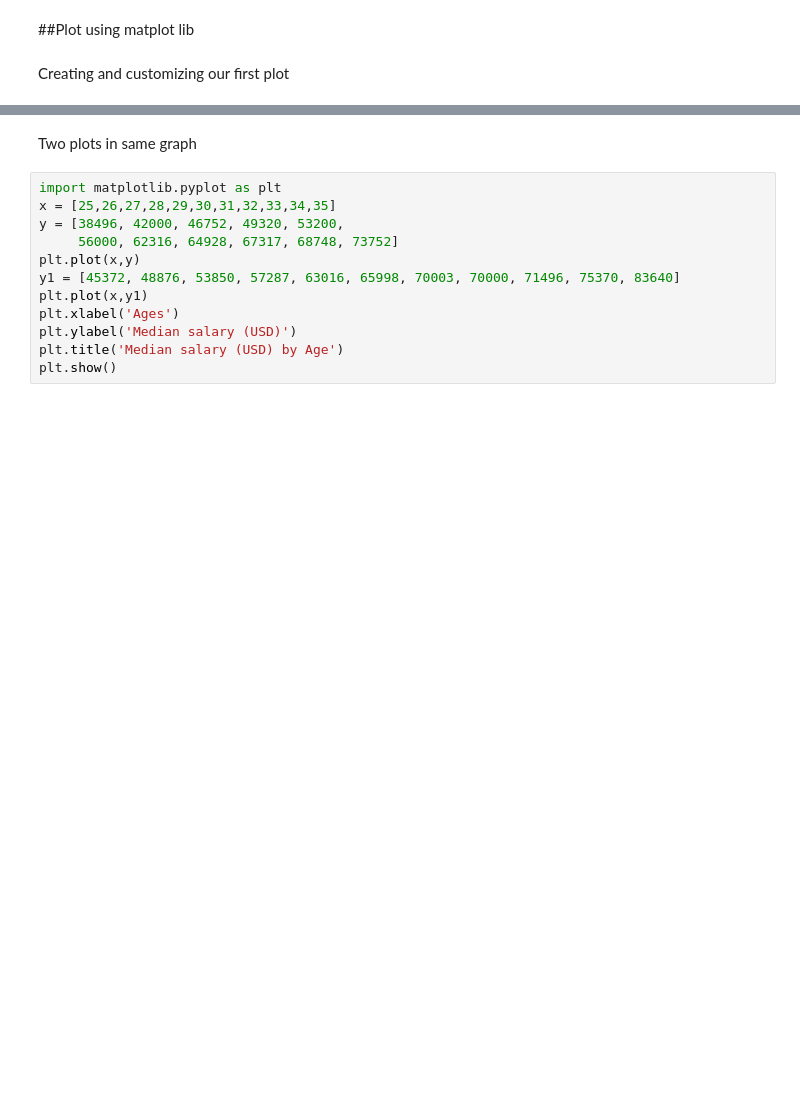
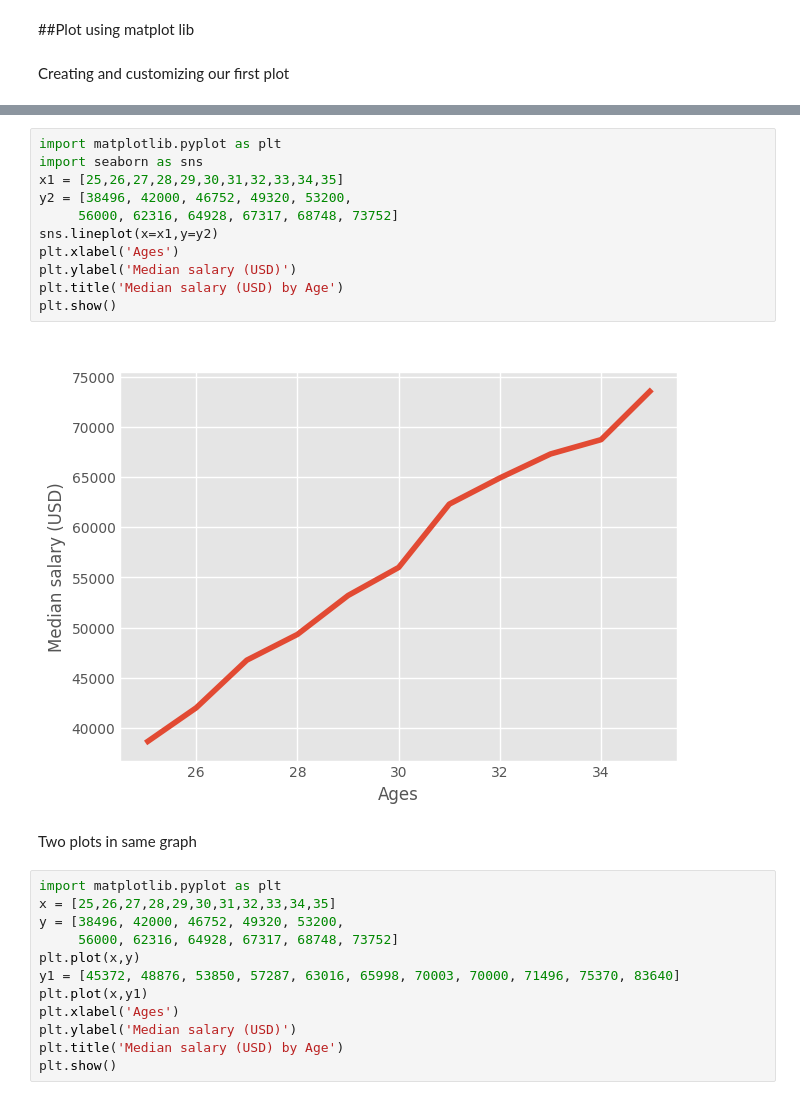
Before and after one commit to csetapan/Plot_With_matplotlib, a Jupyter notebook: Plot_Using_Matplotlib.ipynb, the cells around one changed output, grey strips where cells are left out. Cells and saved outputs as stored; diff of their text form; blank space fills up the shorter version.

```diff
--- a/Plot_Using_Matplotlib.ipynb
+++ b/Plot_Using_Matplotlib.ipynb
@@ -17,3 +24,16 @@ plt.show()
+# %%
+import matplotlib.pyplot as plt
+import seaborn as sns
+x1 = [25,26,27,28,29,30,31,32,33,34,35]
+y2 = [38496, 42000, 46752, 49320, 53200,
+     56000, 62316, 64928, 67317, 68748, 73752]
+sns.lineplot(x=x1,y=y2)
+plt.xlabel('Ages')
+plt.ylabel('Median salary (USD)')
+plt.title('Median salary (USD) by Age')
+plt.show()
+# %% [output]
+[figure, added]
 # %% [markdown]
 Two plots in same graph
 # %%
```
Also changed, not shown: parts of 50 cells of this notebook.
